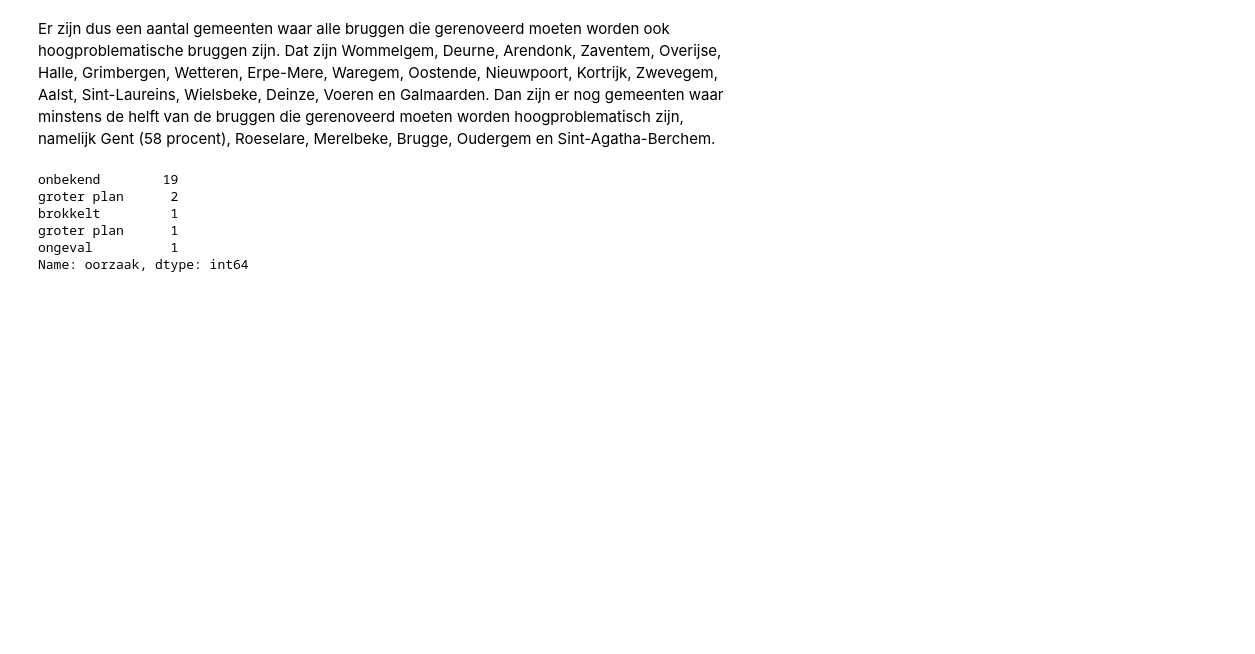
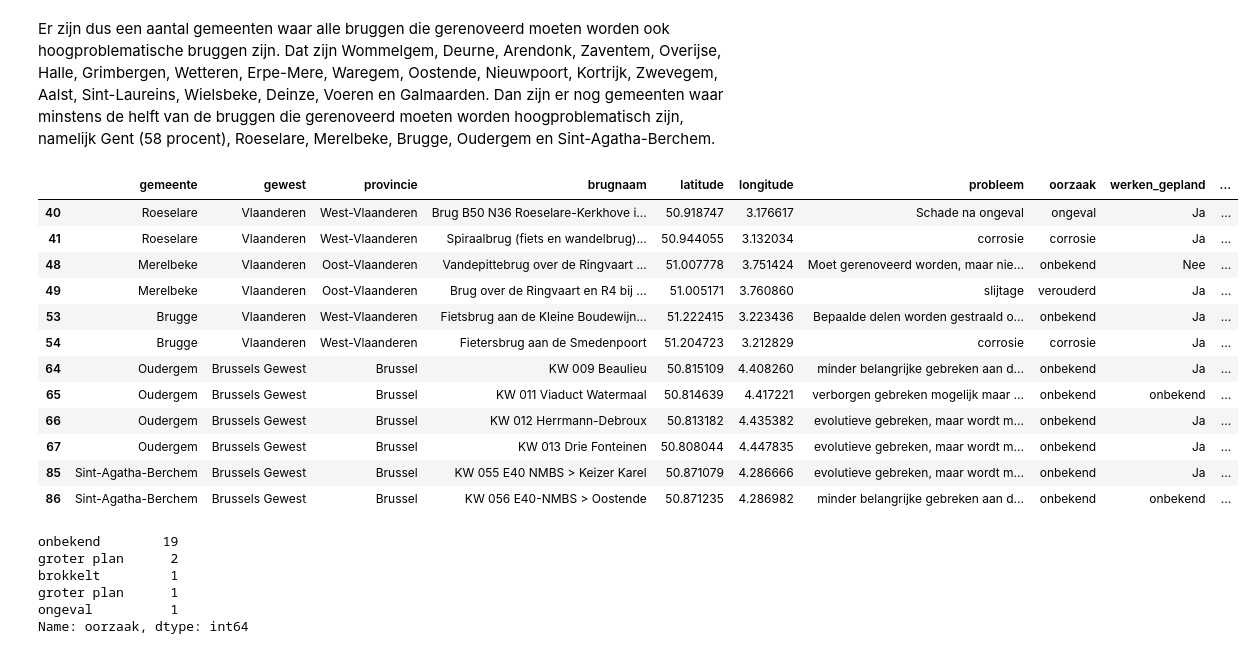
Before and after one commit to ducoquelicot/old_vrtnwsdata, a Jupyter notebook: bruggen/analyse.ipynb, the cells around one changed output. Saved outputs shown, nothing was run; the diff lists cells and outputs as text; code cells hidden in the pictures; blank space fills up the shorter version.

```diff
--- a/bruggen/analyse.ipynb
+++ b/bruggen/analyse.ipynb
@@ -123,6 +123,22 @@ array(['Roeselare', 'Merelbeke', 'Brugge', 'Oudergem',
        'Sint-Agatha-Berchem'], dtype=object)
 # %% [markdown]
 Er zijn dus een aantal gemeenten waar alle bruggen die gerenoveerd moeten worden ook hoogproblematische bruggen zijn. Dat zijn Wommelgem, Deurne, Arendonk, Zaventem, Overijse, Halle, Grimbergen, Wetteren, Erpe-Mere, Waregem, Oostende, Nieuwpoort, Kortrijk, Zwevegem, Aalst, Sint-Laureins, Wielsbeke, Deinze, Voeren en Galmaarden. Dan zijn er nog gemeenten waar minstens de helft van de bruggen die gerenoveerd moeten worden hoogproblematisch zijn, namelijk Gent (58 procent), Roeselare, Merelbeke, Brugge, Oudergem en Sint-Agatha-Berchem.
+# %%
+gemeentes[gemeentes.percentage == 50]
+# %% [output]
+|  | gemeente | gewest | provincie | brugnaam | latitude | longitude | probleem | oorzaak | werken_gepland | ... |
+| 40 | Roeselare | Vlaanderen | West-Vlaanderen | Brug B50 N36 Roeselare-Kerkhove i... | 50.918747 | 3.176617 | Schade na ongeval | ongeval | Ja | ... |
+| 41 | Roeselare | Vlaanderen | West-Vlaanderen | Spiraalbrug (fiets en wandelbrug)... | 50.944055 | 3.132034 | corrosie | corrosie | Ja | ... |
+| 48 | Merelbeke | Vlaanderen | Oost-Vlaanderen | Vandepittebrug over de Ringvaart ... | 51.007778 | 3.751424 | Moet gerenoveerd worden, maar nie... | onbekend | Nee | ... |
+| 49 | Merelbeke | Vlaanderen | Oost-Vlaanderen | Brug over de Ringvaart en R4 bij ... | 51.005171 | 3.760860 | slijtage | verouderd | Ja | ... |
+| 53 | Brugge | Vlaanderen | West-Vlaanderen | Fietsbrug aan de Kleine Boudewijn... | 51.222415 | 3.223436 | Bepaalde delen worden gestraald o... | onbekend | Ja | ... |
+| 54 | Brugge | Vlaanderen | West-Vlaanderen | Fietersbrug aan de Smedenpoort | 51.204723 | 3.212829 | corrosie | corrosie | Ja | ... |
+| 64 | Oudergem | Brussels Gewest | Brussel | KW 009 Beaulieu | 50.815109 | 4.408260 | minder belangrijke gebreken aan d... | onbekend | Ja | ... |
+| 65 | Oudergem | Brussels Gewest | Brussel | KW 011 Viaduct Watermaal | 50.814639 | 4.417221 | verborgen gebreken mogelijk maar ... | onbekend | onbekend | ... |
+| 66 | Oudergem | Brussels Gewest | Brussel | KW 012 Herrmann-Debroux | 50.813182 | 4.435382 | evolutieve gebreken, maar wordt m... | onbekend | Ja | ... |
+| 67 | Oudergem | Brussels Gewest | Brussel | KW 013 Drie Fonteinen | 50.808044 | 4.447835 | evolutieve gebreken, maar wordt m... | onbekend | Ja | ... |
+| 85 | Sint-Agatha-Berchem | Brussels Gewest | Brussel | KW 055 E40 NMBS > Keizer Karel | 50.871079 | 4.286666 | evolutieve gebreken, maar wordt m... | onbekend | Ja | ... |
+| 86 | Sint-Agatha-Berchem | Brussels Gewest | Brussel | KW 056 E40-NMBS > Oostende | 50.871235 | 4.286982 | minder belangrijke gebreken aan d... | onbekend | onbekend | ... |
 # %%
 bruggen[bruggen.gemeente == 'Gent'].oorzaak.value_counts()
 # %% [output]
```
Also changed, not shown: 3 other files.
